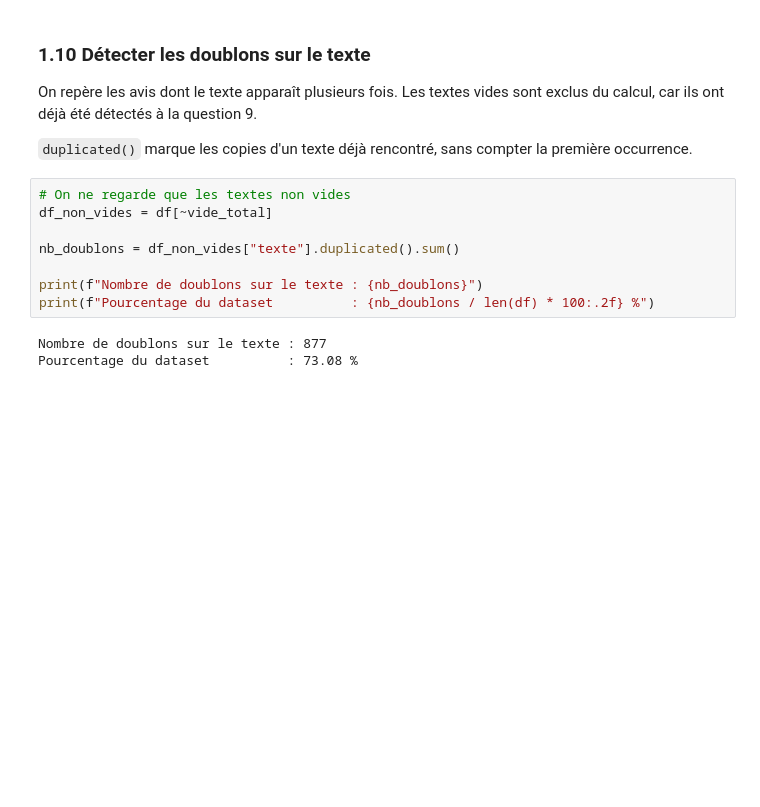
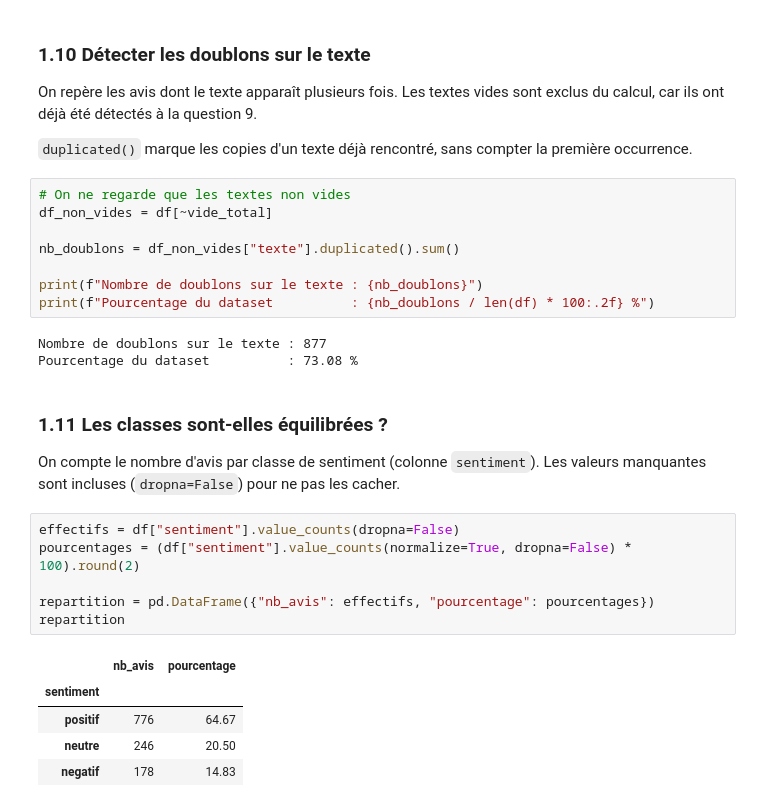
Before and after one commit to galassmyname/Atelier-donnes-textuelles, a Jupyter notebook: atelier_prepa_donnees_textuelles/notebooks/atelier_prepa_donnees_textuelles.ipynb, the cells around one changed output. Drawn from its saved outputs; the diff is of its cells as text; blank space fills up the shorter version.

Commit message:
désequilibre des classes

```diff
--- a/atelier_prepa_donnees_textuelles/notebooks/atelier_prepa_donnees_textuelles.ipynb
+++ b/atelier_prepa_donnees_textuelles/notebooks/atelier_prepa_donnees_textuelles.ipynb
@@ -332,3 +332,19 @@ print(f"Pourcentage du dataset          : {nb_doublons / len(df) * 100:.2f} %")
 # %% [output]
 Nombre de doublons sur le texte : 877
 Pourcentage du dataset          : 73.08 %
+# %% [markdown]
+### 1.11 Les classes sont-elles équilibrées ?
+
+On compte le nombre d'avis par classe de sentiment (colonne `sentiment`). Les valeurs manquantes sont incluses (`dropna=False`) pour ne pas les cacher.
+# %%
+effectifs = df["sentiment"].value_counts(dropna=False)
+pourcentages = (df["sentiment"].value_counts(normalize=True, dropna=False) * 100).round(2)
+
+repartition = pd.DataFrame({"nb_avis": effectifs, "pourcentage": pourcentages})
+repartition
+# %% [output]
+|  | nb_avis | pourcentage |
+| sentiment |  |  |
+| positif | 776 | 64.67 |
+| neutre | 246 | 20.50 |
+| negatif | 178 | 14.83 |
```
